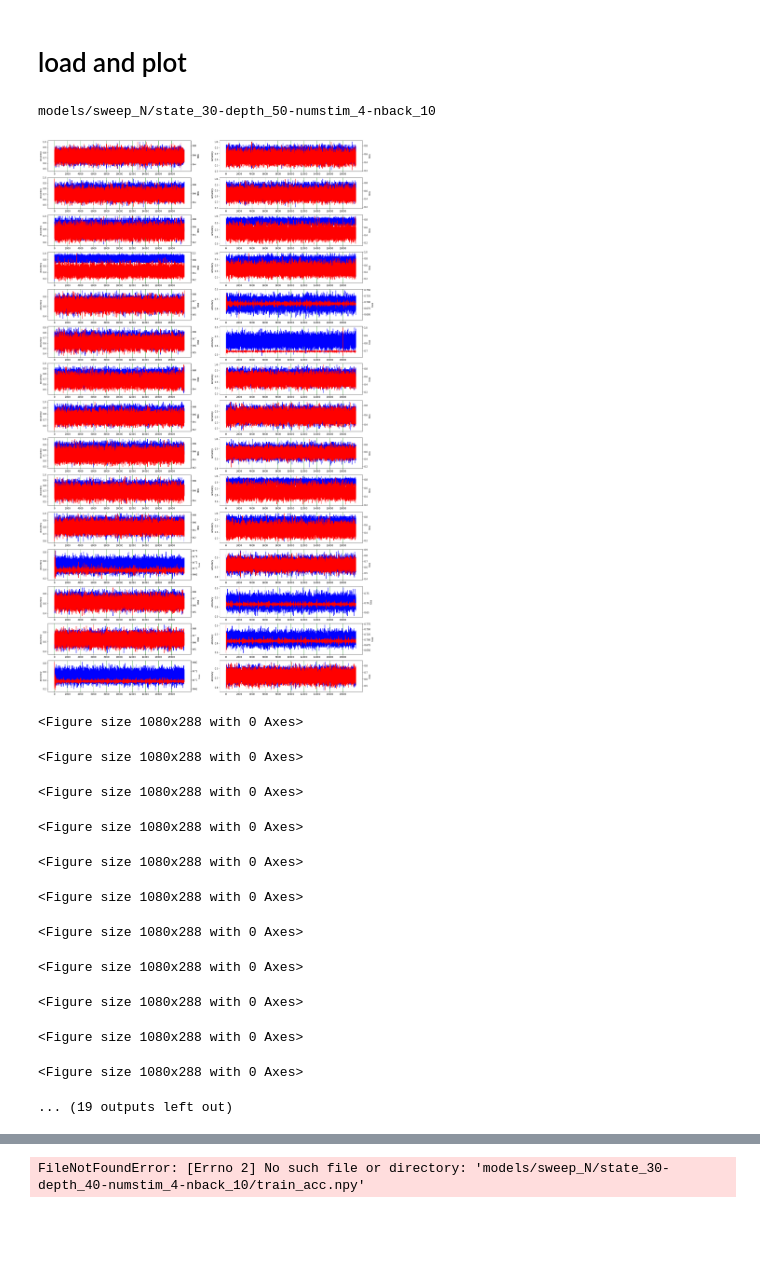
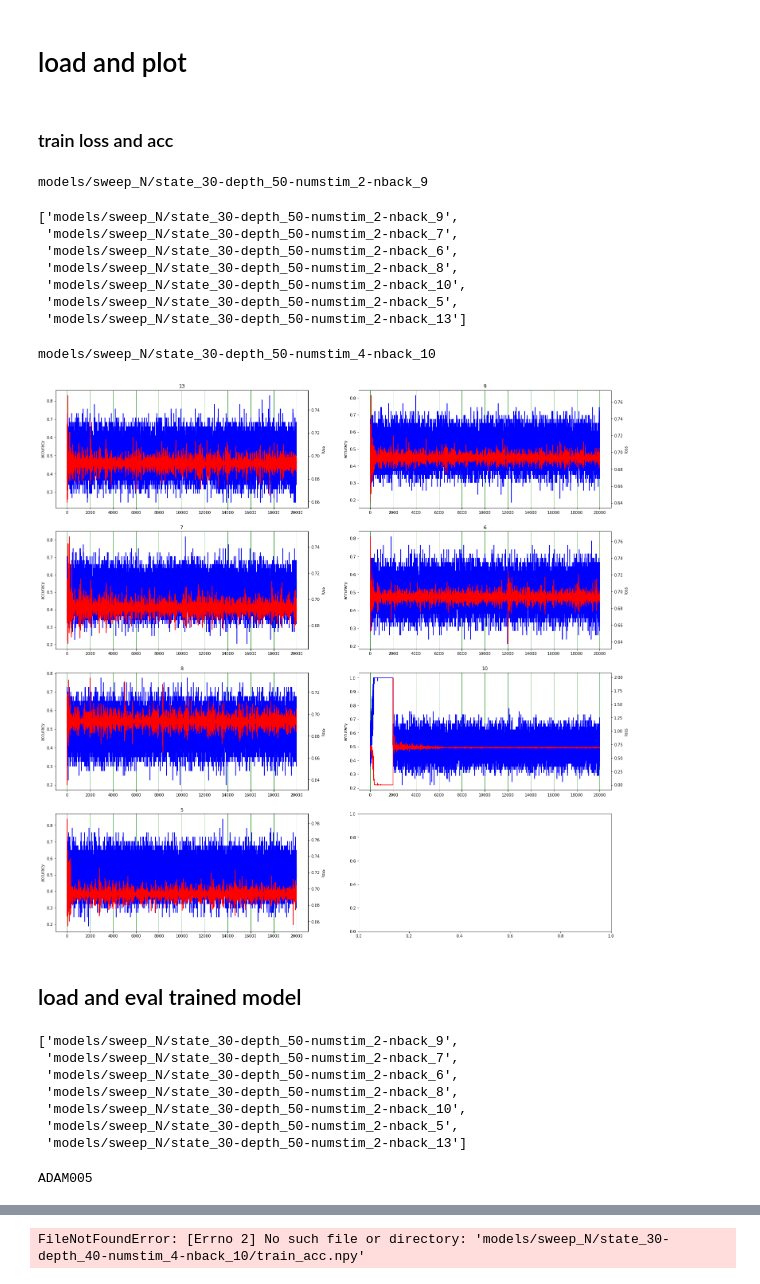
Before and after one commit to andrebeu/epm, a Jupyter notebook: nback.ipynb, the cells around one changed output, grey strips where cells are left out. Cells and saved outputs as stored; diff of their text form; code cells hidden in the pictures; blank space fills up the shorter version.

Commit message:
sweepN

```diff
--- a/nback.ipynb
+++ b/nback.ipynb
@@ -18,11 +18,21 @@ import matplotlib.pyplot as plt
 # %% [output]
 The autoreload extension is already loaded. To reload it, use:
   %reload_ext autoreload
+# %%
+def plt_loss_acc(loss,acc,ax1=None,episodes_per_sess=2000):
+  if ax1 == None: ax1 = plt.gca()
+  ax1.plot(train_acc,c='b')
+  ax1.set_ylabel('accuracy')
+  ax2 = ax1.twinx()
+  ax2.plot(train_loss,c='r')
+  ax2.set_ylabel('loss')
+  ax1.set_xticks(np.arange(0,len(loss)+1,episodes_per_sess))
+  ax1.grid(True,c='green',axis='x')
 # %%
 cell_size = 30
 depth = 20
 numstim = 2
-numback = 3
+numback = 7
 
 # initialize
 ML = MetaLearner(cell_size,depth=depth,numstim=numstim,preunroll=numback)
@@ -110,36 +123,62 @@ plt_loss_acc(eval_loss,eval_acc,plt.gca())
 # np.save(model_dir+'train_acc',train_loss)
 # %% [markdown]
 # load and plot
+# %% [markdown]
+### train loss and acc
+# %%
+mdirL = glob('models/sweep_N/*')
+fpath = mdirL[0]
+print(fpath)
+mdirL
+# %% [output]
+models/sweep_N/state_30-depth_50-numstim_2-nback_9
+['models/sweep_N/state_30-depth_50-numstim_2-nback_9',
+ 'models/sweep_N/state_30-depth_50-numstim_2-nback_7',
+ 'models/sweep_N/state_30-depth_50-numstim_2-nback_6',
+ 'models/sweep_N/state_30-depth_50-numstim_2-nback_8',
+ 'models/sweep_N/state_30-depth_50-numstim_2-nback_10',
+ 'models/sweep_N/state_30-depth_50-numstim_2-nback_5',
+ 'models/sweep_N/state_30-depth_50-numstim_2-nback_13']
 # %%
-mdirL = glob('models/sweep_N/*')
-fpath = mdirL[0]
-print(fpath)
-numstim = int(fpath.split('-')[2].split('_')[1])
-numback = int(fpath.split('-')[3].split('_')[1])
-train_acc = np.load(fpath+'/train_acc.npy')
-train_loss = np.load(fpath+'/train_loss.npy')
+# numstim = int(fpath.split('-')[2].split('_')[1])
+# numback = int(fpath.split('-')[3].split('_')[1])
+# train_acc = np.load(fpath+'/train_acc.npy')
+# train_loss = np.load(fpath+'/train_loss.npy')
 # %% [output]
 models/sweep_N/state_30-depth_50-numstim_4-nback_10
 # %%
 plt.close('all')
-fig,axarr = plt.subplots(15,2,figsize=(25,45));axarr = axarr.reshape(-1)
+fig,axarr = plt.subplots(int(len(mdirL)/2)+1,2,figsize=(25,25));axarr = axarr.reshape(-1)
 for idx in range(len(mdirL)):
+  numback = int(fpath.split('-')[3].split('_')[1])
   fpath = mdirL[idx]
   ax = axarr[idx]
+  ax.set_title(numback)
   train_acc = np.load(fpath+'/train_acc.npy')
   train_loss = np.load(fpath+'/train_loss.npy')
   plt_loss_acc(train_loss,train_acc,ax)
 # %% [output]
-[figure, old version]
+[figure, new version]
-<Figure size 1080x288 with 0 Axes>
-<Figure size 1080x288 with 0 Axes>
-<Figure size 1080x288 with 0 Axes>
-<Figure size 1080x288 with 0 Axes>
-<Figure size 1080x288 with 0 Axes>
-<Figure size 1080x288 with 0 Axes>
-<Figure size 1080x288 with 0 Axes>
-<Figure size 1080x288 with 0 Axes>
-<Figure size 1080x288 with 0 Axes>
-<Figure size 1080x288 with 0 Axes>
-<Figure size 1080x288 with 0 Axes>
-... (19 outputs left out)
+# %% [markdown]
+## load and eval trained model
+# %%
+mdirL
+# %% [output]
+['models/sweep_N/state_30-depth_50-numstim_2-nback_9',
+ 'models/sweep_N/state_30-depth_50-numstim_2-nback_7',
+ 'models/sweep_N/state_30-depth_50-numstim_2-nback_6',
+ 'models/sweep_N/state_30-depth_50-numstim_2-nback_8',
+ 'models/sweep_N/state_30-depth_50-numstim_2-nback_10',
+ 'models/sweep_N/state_30-depth_50-numstim_2-nback_5',
+ 'models/sweep_N/state_30-depth_50-numstim_2-nback_13']
+# %%
+dirpath = mdirL[0]
+dirpath+'/final'
+stsize = 30
+depth = 20
+numstim = 2
+nback = int(dirpath.split('-')[3].split('_')[1])
+
+ML = MetaLearner(cell_size,depth=depth,numstim=numstim,preunroll=0)
+# %% [output]
+ADAM005
```
Also changed, not shown: parts of 8 cells of this notebook, 43 other files.
